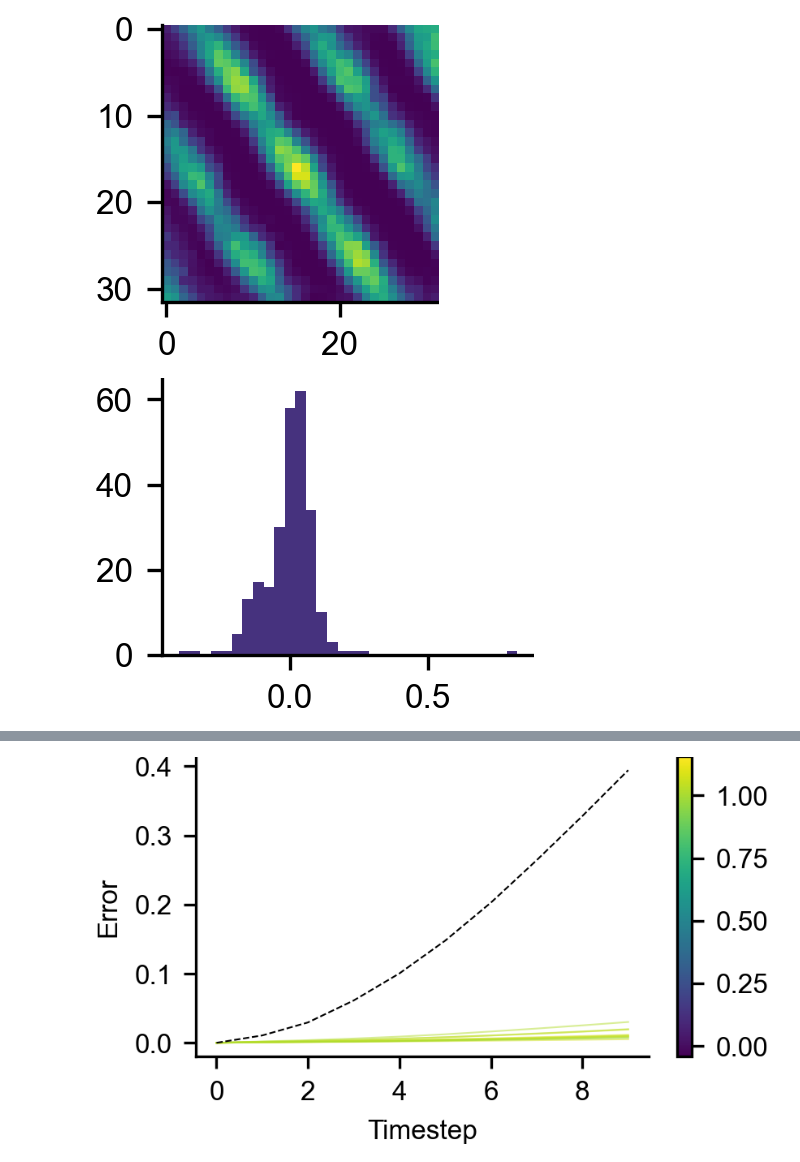
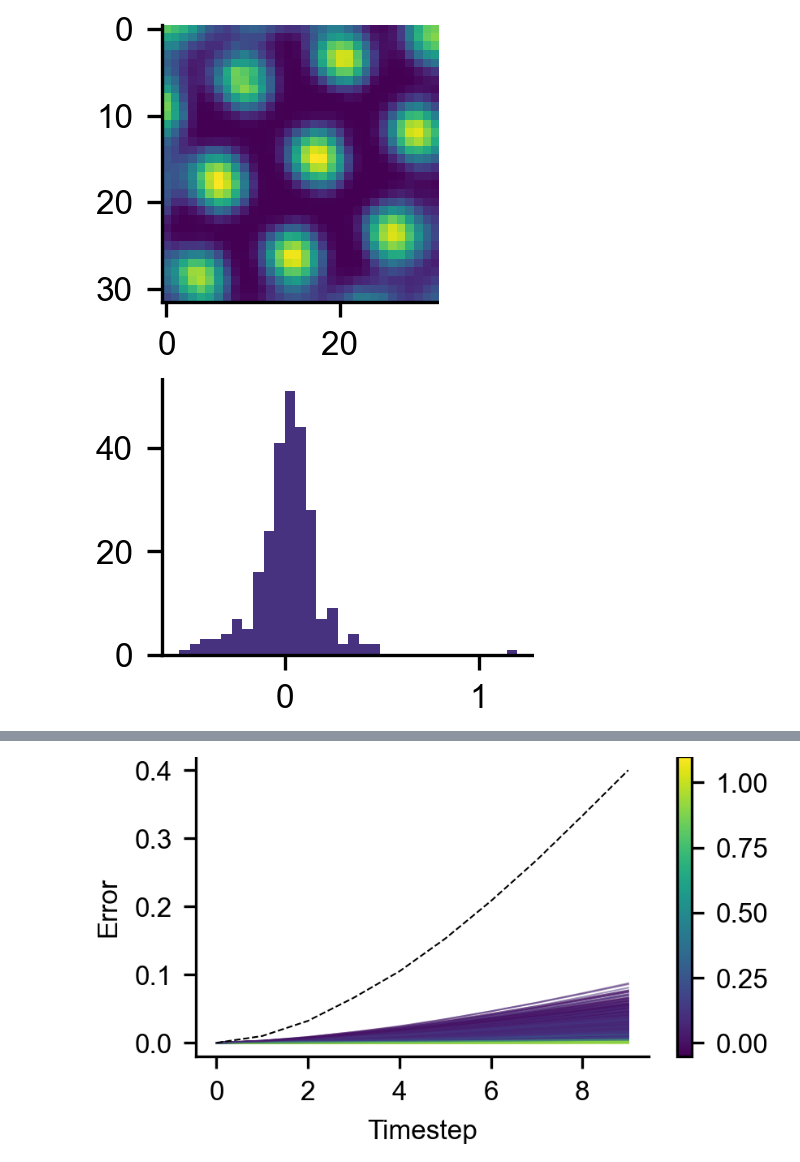
Before and after one commit to bioAI-Oslo/GridsWithoutPI, a Jupyter notebook: prune_rnn.ipynb, the cells around one changed output, grey strips where cells are left out. Drawn from its saved outputs; the diff is of its cells as text; code cells hidden in the pictures.

```diff
--- a/prune_rnn.ipynb
+++ b/prune_rnn.ipynb
@@ -17,7 +17,7 @@ from tqdm import tqdm
 import spatial_maps as sm
 # %%
 model = RNNGC()
-model = model.load("./saved-models/RNNGC.pkl")
+model = model.load("./saved-models/RNNGC_49999.pkl")
 # %%
 # create data
 res = 32
@@ -39,5 +39,5 @@ Text(0.5, 0, 'Grid Score')
 # %%
-cutoff = 0.2
+cutoff = 0.0
 
 low_gs_mask  = grid_scores < cutoff
 high_gs_mask = grid_scores > cutoff
@@ -50,17 +50,16 @@ multiimshow(ratemaps[high_gs_mask], figsize = (4,4));
 # %%
-ind = 4
-ind = np.argmax(low_gs_mask)
+ind = 0
+ind = np.argmin(low_gs_mask)
 
 plt.imshow(ratemaps[ind])
 plt.show()
 plt.hist(model.gg.weight[ind].detach().numpy(), bins =32)
 inds = np.argsort(model.gg.weight[ind].detach().numpy())
 
-
 fig, ax = plt.subplots(16,16, figsize = (10,10))
 for i, num in enumerate(inds):
     ax.ravel()[i].imshow(ratemaps[num])
     ax.ravel()[i].axis("off")
 # %% [output]
-[figure, old version]
+[figure, new version]
-[figure, old version]
+[figure, new version]
@@ -82,7 +81,7 @@ all_inds = np.arange(model.ng) # all_inds :)
 # %%
 # prune only high GS units
 plt.figure(figsize = (3, 1.6))
-for i in range(10):
+for i in range(1000):
     prune_mask = np.ones(model.ng).astype("float32") # prune none
     prune_inds = np.random.choice(high_gc_inds, size = low_gs_mask.sum(), replace = False)
     # Select randomly among high-GS units, number equal to non-grid units
@@ -90,7 +89,7 @@ for i in range(10):
     # prune velocity input to selected cells
     g_prune_v = model.prune_forward(inputs, v_mask = torch.tensor(prune_mask))
     error = torch.mean(torch.sum((torch.tensor(label_g) - g_prune_v)**2, axis = -1), axis = 0)
-    color = get_color(grid_scores[prune_inds], grid_scores)
+    color = get_color(grid_scores[prune_inds])
     plt.plot(error.detach().numpy(), color = color, linewidth = 0.5, alpha = 0.5)
 
 # prune low GS units
@@ -102,6 +101,6 @@ plt.xlabel("Timestep")
 plt.ylabel("Error")
 plt.show()
 # %% [output]
-[figure, old version]
+[figure, new version]
 # %%
 # Prune random selection (including low GS units)
```
Also changed, not shown: parts of 9 cells of this notebook, 3 other files.
